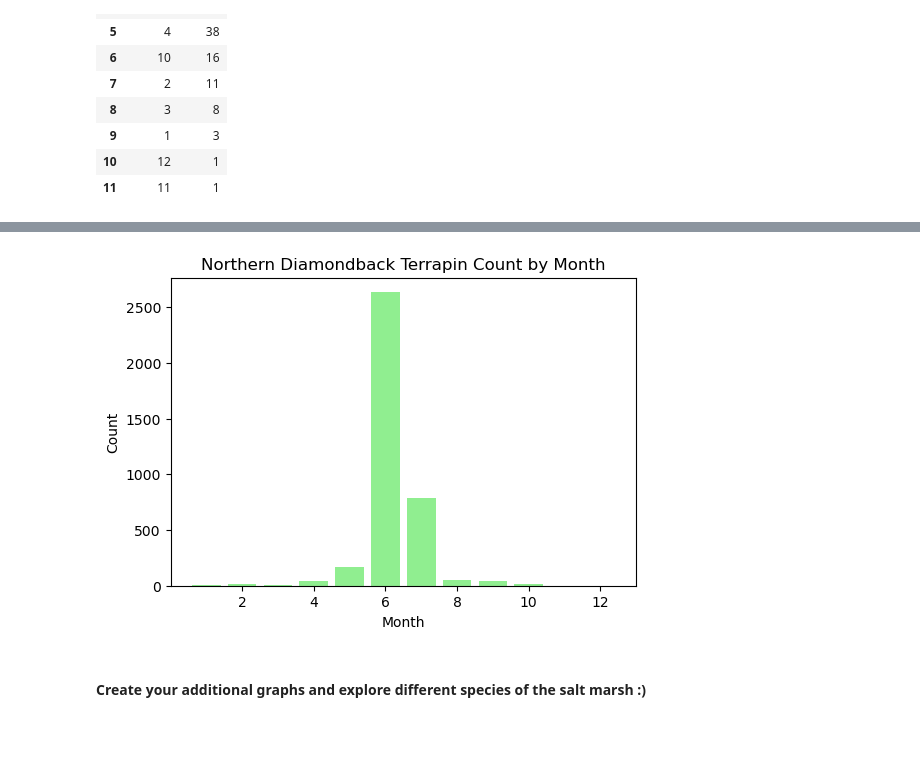
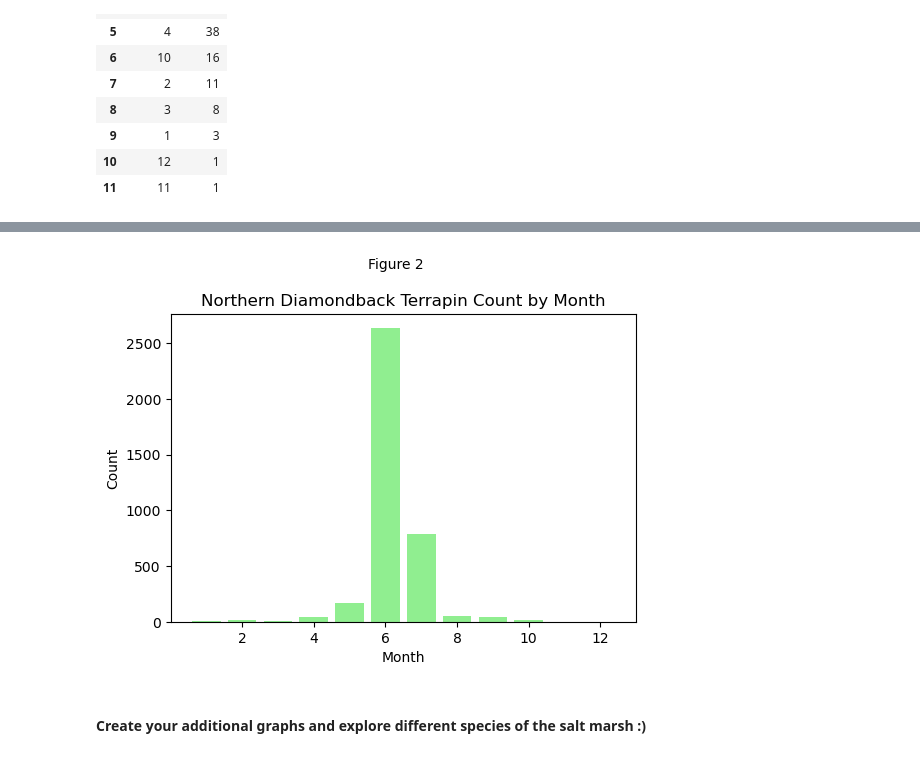
Before and after one commit to taramjacobsen/DSSA-5102_Spring2025, a Jupyter notebook: Assignments/Assignment10_Jacobsen.ipynb, the cells around one changed output, grey strips where cells are left out. Cells and saved outputs as stored; diff of their text form; code cells hidden in the pictures.

```diff
--- a/Assignments/Assignment10_Jacobsen.ipynb
+++ b/Assignments/Assignment10_Jacobsen.ipynb
@@ -753,14 +752,15 @@ query2
 # %%
 # Plot the above results.
 plt.figure(figsize=(6, 4))
 plt.bar(query2['month'], query2['count'], color = ['lightgreen'])
 plt.title('Northern Diamondback Terrapin Count by Month')
+plt.suptitle('Figure 2', fontsize=10, y=1.02)
 plt.xlabel('Month')
 plt.ylabel('Count')
 plt.show()
 # %% [output]
 [interactive output not drawn]
-[figure, old version]
+[figure, new version]
 # %% [markdown]
 #### Create your additional graphs and explore different species of the salt marsh :)
 # %%
```
Also changed, not shown: parts of 7 cells of this notebook.
